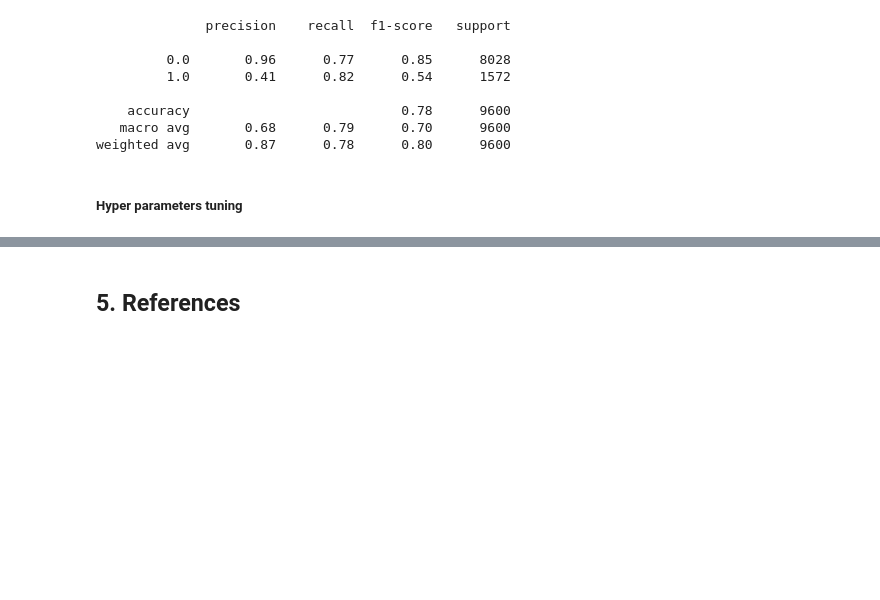
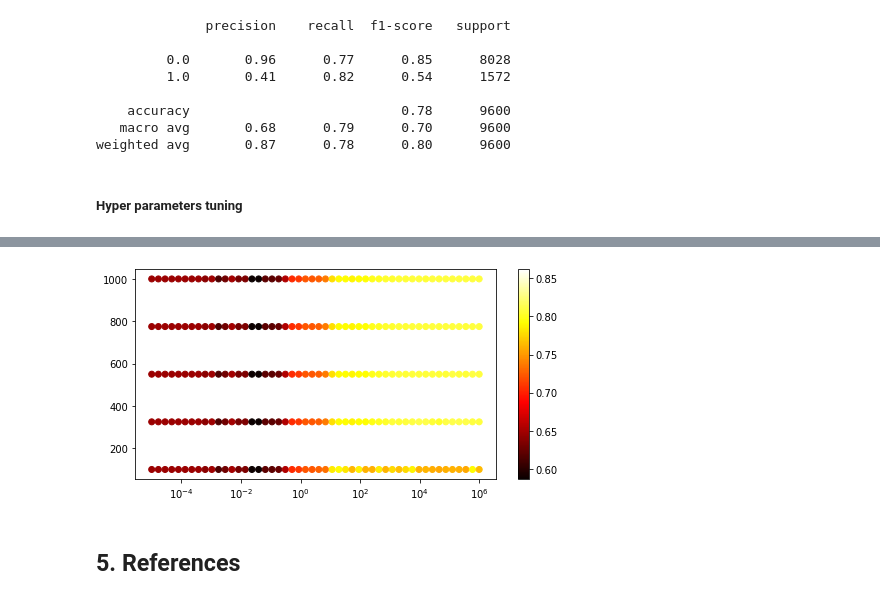
Before and after one commit to przemekbil/PfDA_2021_project, a Jupyter notebook: Project.ipynb, the cells around one changed output, grey strips where cells are left out. Cells and saved outputs as stored; diff of their text form; code cells hidden in the pictures; blank space fills up the shorter version.

```diff
--- a/Project.ipynb
+++ b/Project.ipynb
@@ -986,3 +987,30 @@ scores_df.sort_values(by='Log loss')
+# %%
+# Plot created with help of this article:
+# https://www.tutorialspoint.com/how-can-i-convert-numbers-to-a-color-scale-in-matplotlib
+fig, ax = plt.subplots()
+
+cmap = plt.cm.hot
+norm = colors.Normalize(vmin=scores_df.Score.min(), vmax=scores_df.Score.max()+.05)
+
+plt.rcParams["figure.figsize"] = [7.00, 3.50]
+plt.rcParams["figure.autolayout"] = True
+x = np.arange(12)
+y = np.random.rand(len(x)) * 20
+c = np.random.rand(len(x)) * 3 + 1.5
+df = pd.DataFrame({"x": x, "y": y, "c": c})
+
+
+# convert dtype object to number as per:
+# https://stackoverflow.com/questions/25952790/convert-pandas-series-from-dtype-object-to-float-and-errors-to-nans
+ax.scatter(scores_df.C, scores_df.max_iter, color = cmap(norm(pd.to_numeric(scores_df.Score))) )
+ax.set_xscale('log')
+
+sm = plt.cm.ScalarMappable(cmap=cmap, norm=norm)
+fig.colorbar(sm)
+
+plt.show()
+# %% [output]
+[figure, added]
 # %% [markdown]
 ## 5. References
 # %% [markdown]
```
Also changed, not shown: parts of 4 cells of this notebook.
